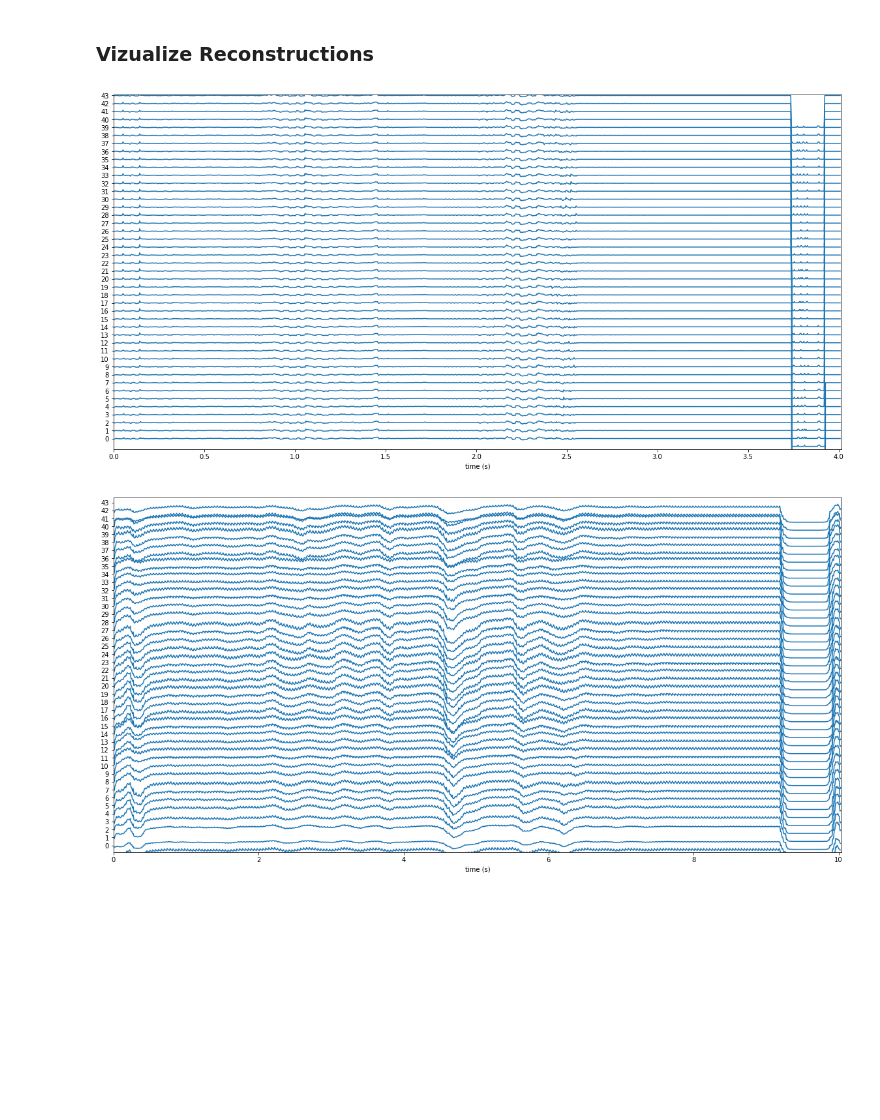
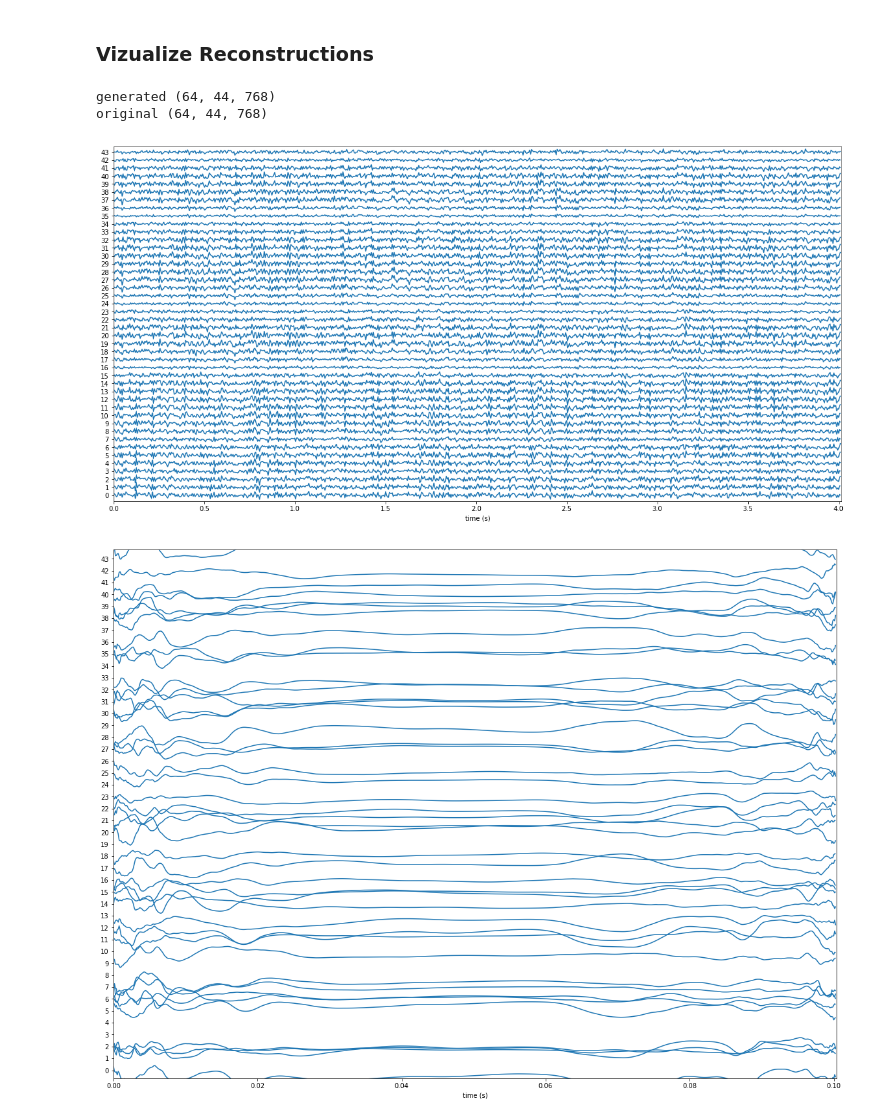
Before and after one commit to DanielLongo/eegML, a Jupyter notebook: vizualizations/vizualize_VAE_performance.ipynb, the cells around one changed output. Cells and saved outputs as stored; diff of their text form; code cells hidden in the pictures; blank space fills up the shorter version.

```diff
--- a/vizualizations/vizualize_VAE_performance.ipynb
+++ b/vizualizations/vizualize_VAE_performance.ipynb
@@ -46,15 +80,25 @@ filename_original = prefix + "-orginal-" + str(iter) + ".npy"
 # %%
-generated = np.load(dir + filename_generated)
-original = np.load(dir + filename_original)
+generated = np.squeeze(np.load(samples_dir + filename_recon))
+original = np.squeeze(np.load(samples_dir + filename_original))
+# %%
+print("generated", generated.shape)
+print("original", original.shape)
+# %% [output]
+generated (64, 44, 768)
+original (64, 44, 768)
 # %%
-labels = [str(i) for i in range(generated.shape[0])]
+labels = [str(i) for i in range(generated.shape[2])]
+# %%
+i = 2
 # %%
-stacklineplot.stackplot(original.T, seconds=1004/250, ylabels=labels, yscale=3)
+rcParams['figure.figsize'] = 20, 10
+stacklineplot.stackplot(original[i], seconds=1004/250, ylabels=labels, yscale=1)
 # stacklineplot.stackplot(original.reshape(44,1004), seconds=1004/250, ylabels=labels, yscale=3)
 # %% [output]
-[figure, old version]
+[figure, new version]
 # %%
-stacklineplot.stackplot(generated.T, seconds=1004/10000, ylabels=labels, yscale=3)
+rcParams['figure.figsize'] = 20, 15
+stacklineplot.stackplot(generated[i], seconds=1004/10000, ylabels=labels, yscale=1)
 # stacklineplot.stackplot(generated.reshape(44,1004), seconds=1004/250, ylabels=labels, yscale=3)
 # %% [output]
-[figure, old version]
+[figure, new version]
```
Also changed, not shown: parts of 9 cells of this notebook, 8 other files.
